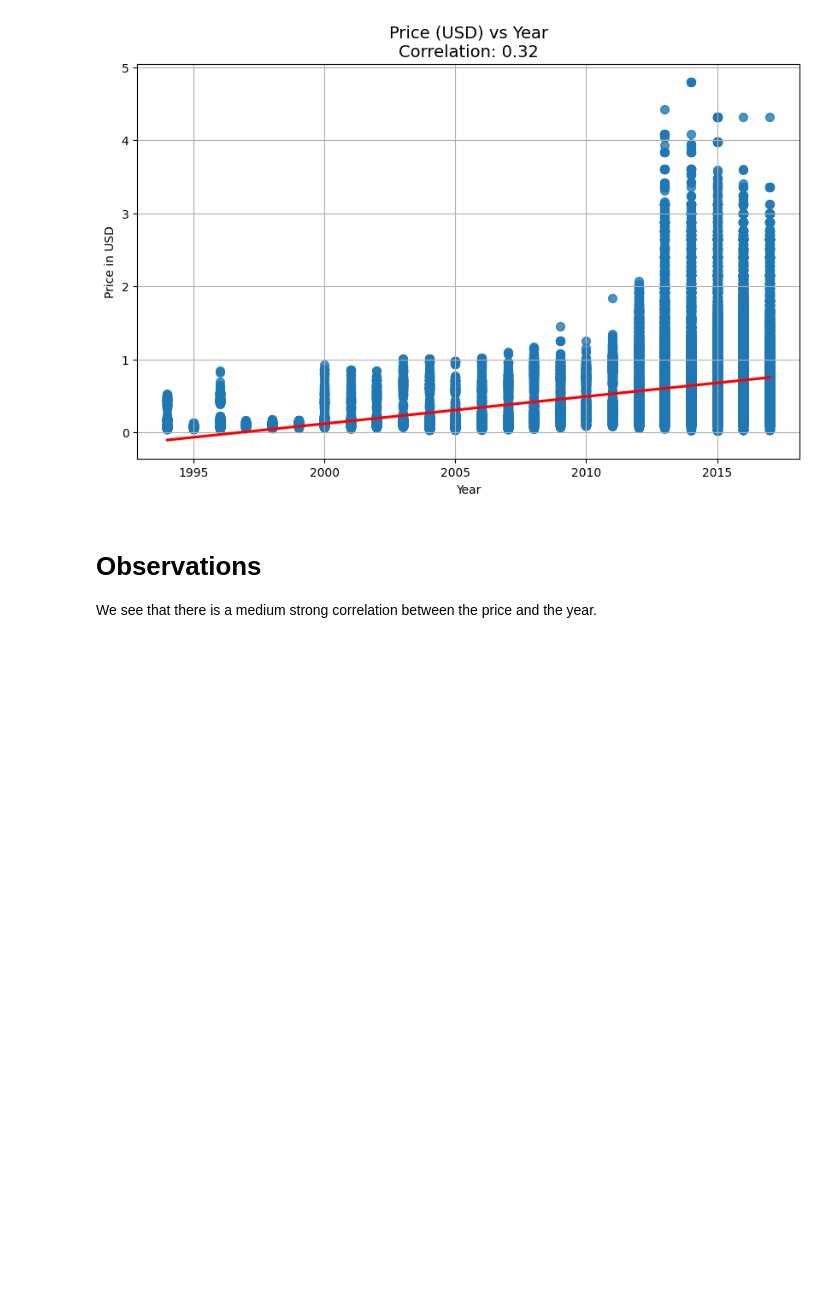
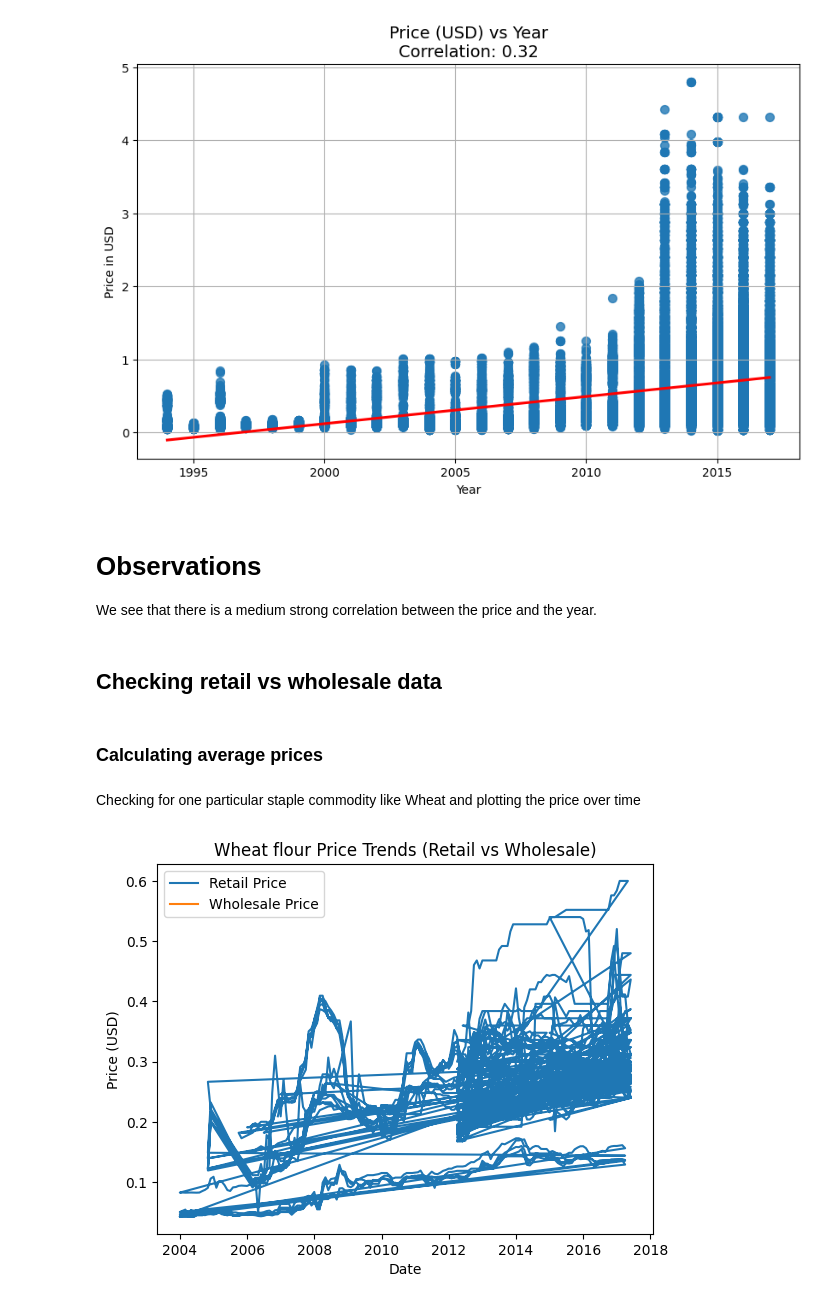
Before and after one commit to raghuveerv/CommodityPricePredictor, a Jupyter notebook: Raghuveer-Explore.ipynb, the cells around one changed output. Saved outputs shown, nothing was run; the diff lists cells and outputs as text; code cells hidden in the pictures; blank space fills up the shorter version.

```diff
--- a/Raghuveer-Explore.ipynb
+++ b/Raghuveer-Explore.ipynb
@@ -216,3 +216,11 @@ P-value: 0.0
 # Observations
 
 We see that there is a medium strong correlation between the price and the year.
+# %% [markdown]
+## Checking retail vs wholesale data
+# %%
+# Separate retail and wholesale data
+retail_data = M_food_prices_cleaned[M_food_prices_cleaned['pt_name'] == 'Retail']
+wholesale_data = M_food_prices_cleaned[M_food_prices_cleaned['pt_name'] == 'Wholesale']
+# %% [markdown]
+### Calculating average prices
@@ -218,0 +234,19 @@ We see that there is a medium strong correlation between the price and the year.
+# %% [markdown]
+Checking for one particular staple commodity like Wheat and plotting the price over time
+# %%
+# Filter data for a specific commodity
+commodity = 'Wheat flour'
+retail_commodity = retail_data[retail_data['cm_name'] == commodity]
+wholesale_commodity = wholesale_data[wholesale_data['cm_name'] == commodity]
+
+# Plotting price trends over time
+plt.plot(retail_commodity['date'], retail_commodity['price_usd'], label='Retail Price')
+plt.plot(wholesale_commodity['date'], wholesale_commodity['price_usd'], label='Wholesale Price')
+
+plt.title(f'{commodity} Price Trends (Retail vs Wholesale)')
+plt.xlabel('Date')
+plt.ylabel('Price (USD)')
+plt.legend()
+plt.show()
+# %% [output]
+[figure, added]
```
Also changed, not shown: parts of 8 cells of this notebook.
